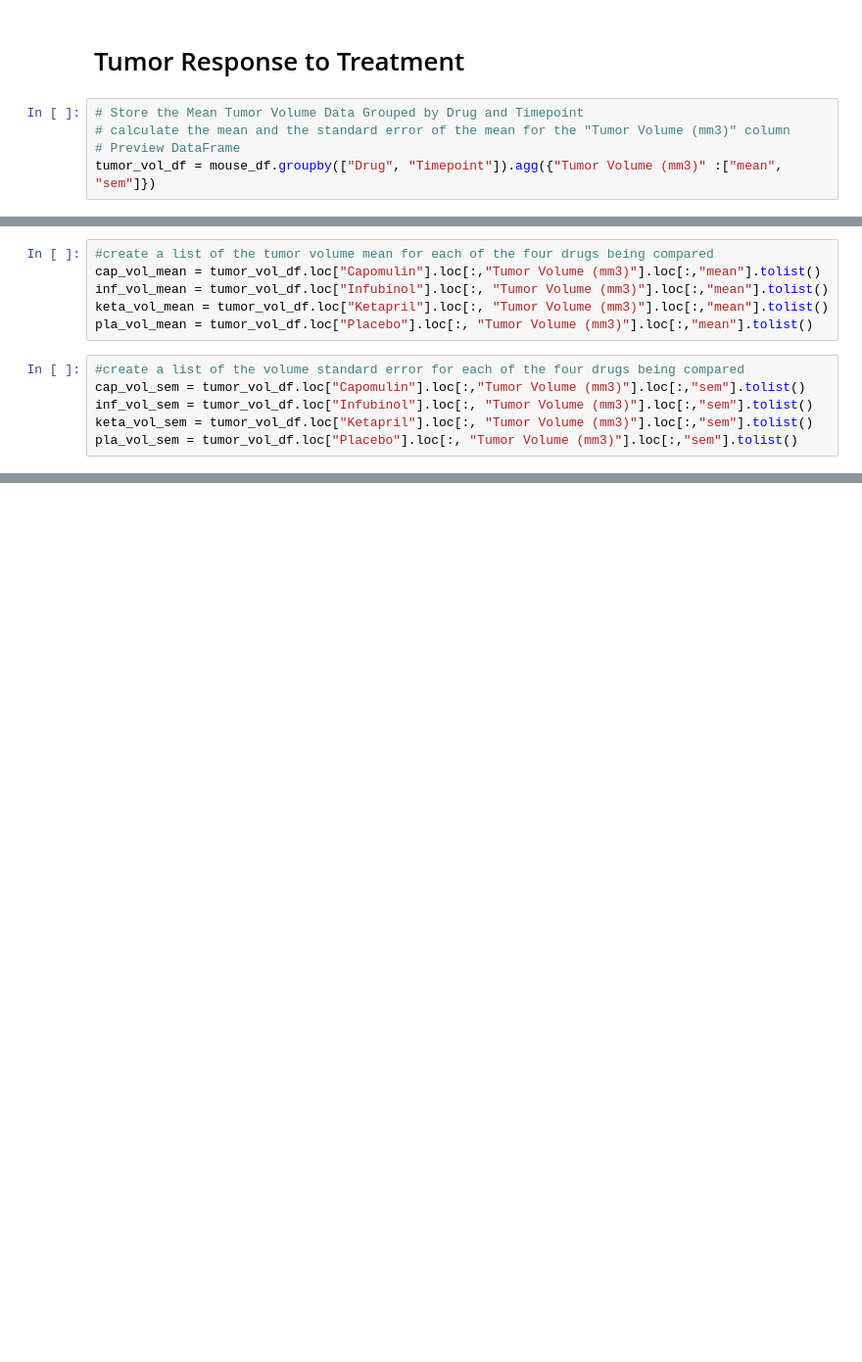
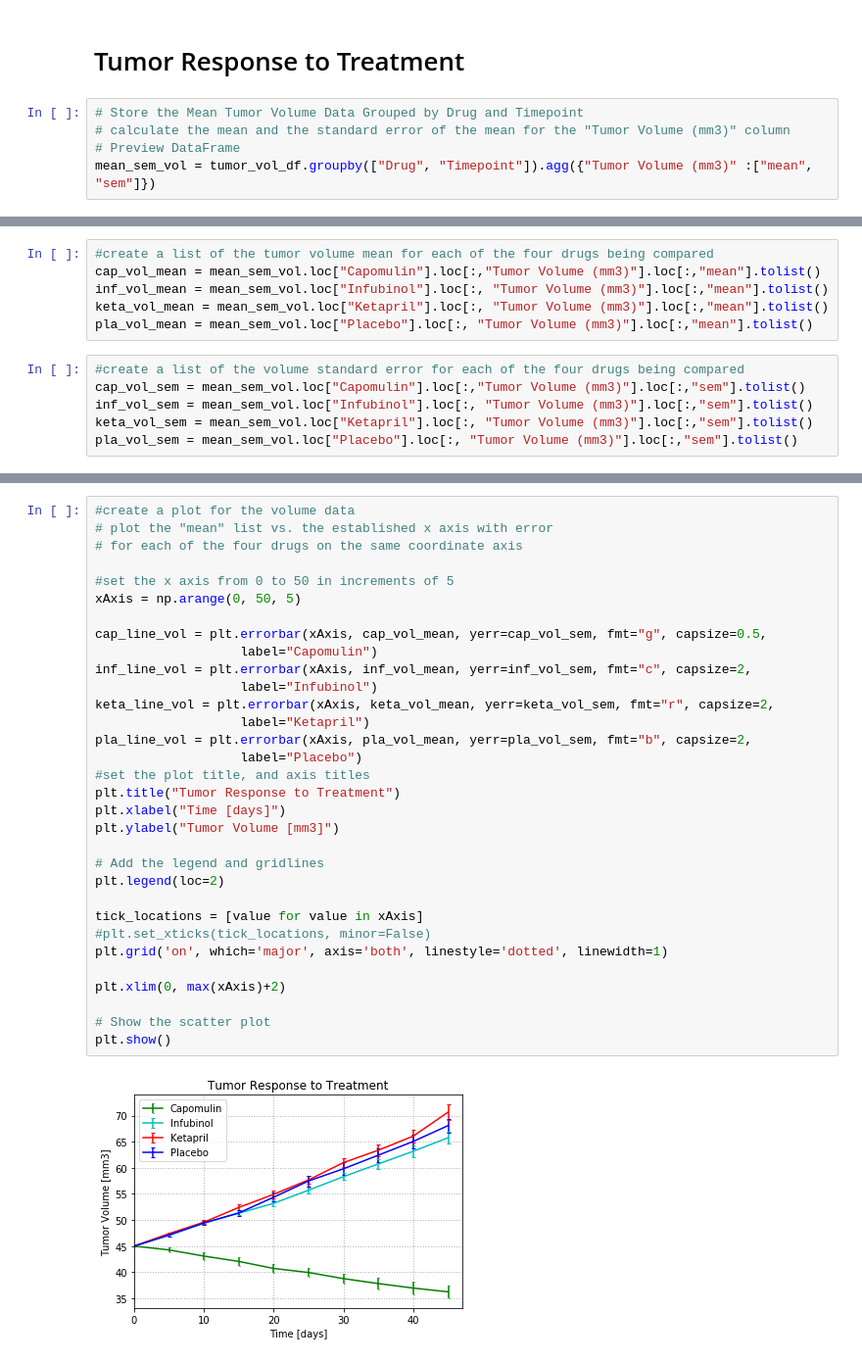
Before and after one commit to sigdelyr/Pymaceuticals_plot, a Jupyter notebook: pymaceuticals.ipynb, the cells around one changed output, grey strips where cells are left out. Shown: that part at 98% size. Cells and saved outputs as stored; diff of their text form; blank space fills up the shorter version.

Commit message:
plot for tumor response

```diff
--- a/pymaceuticals.ipynb
+++ b/pymaceuticals.ipynb
@@ -50,5 +61,5 @@ mouse_df.head()
 # Store the Mean Tumor Volume Data Grouped by Drug and Timepoint
 # calculate the mean and the standard error of the mean for the "Tumor Volume (mm3)" column
 # Preview DataFrame
-tumor_vol_df = mouse_df.groupby(["Drug", "Timepoint"]).agg({"Tumor Volume (mm3)" :["mean", "sem"]})
+mean_sem_vol = tumor_vol_df.groupby(["Drug", "Timepoint"]).agg({"Tumor Volume (mm3)" :["mean", "sem"]})
 # %%
@@ -64,13 +75,13 @@ tumor_vol_df.head()
 |  | 20 | 40.716325 | 0.909731 |
 # %%
 #create a list of the tumor volume mean for each of the four drugs being compared
-cap_vol_mean = tumor_vol_df.loc["Capomulin"].loc[:,"Tumor Volume (mm3)"].loc[:,"mean"].tolist()
-inf_vol_mean = tumor_vol_df.loc["Infubinol"].loc[:, "Tumor Volume (mm3)"].loc[:,"mean"].tolist()
-keta_vol_mean = tumor_vol_df.loc["Ketapril"].loc[:, "Tumor Volume (mm3)"].loc[:,"mean"].tolist()
-pla_vol_mean = tumor_vol_df.loc["Placebo"].loc[:, "Tumor Volume (mm3)"].loc[:,"mean"].tolist()
+cap_vol_mean = mean_sem_vol.loc["Capomulin"].loc[:,"Tumor Volume (mm3)"].loc[:,"mean"].tolist()
+inf_vol_mean = mean_sem_vol.loc["Infubinol"].loc[:, "Tumor Volume (mm3)"].loc[:,"mean"].tolist()
+keta_vol_mean = mean_sem_vol.loc["Ketapril"].loc[:, "Tumor Volume (mm3)"].loc[:,"mean"].tolist()
+pla_vol_mean = mean_sem_vol.loc["Placebo"].loc[:, "Tumor Volume (mm3)"].loc[:,"mean"].tolist()
 # %%
 #create a list of the volume standard error for each of the four drugs being compared
-cap_vol_sem = tumor_vol_df.loc["Capomulin"].loc[:,"Tumor Volume (mm3)"].loc[:,"sem"].tolist()
-inf_vol_sem = tumor_vol_df.loc["Infubinol"].loc[:, "Tumor Volume (mm3)"].loc[:,"sem"].tolist()
-keta_vol_sem = tumor_vol_df.loc["Ketapril"].loc[:, "Tumor Volume (mm3)"].loc[:,"sem"].tolist()
-pla_vol_sem = tumor_vol_df.loc["Placebo"].loc[:, "Tumor Volume (mm3)"].loc[:,"sem"].tolist()
+cap_vol_sem = mean_sem_vol.loc["Capomulin"].loc[:,"Tumor Volume (mm3)"].loc[:,"sem"].tolist()
+inf_vol_sem = mean_sem_vol.loc["Infubinol"].loc[:, "Tumor Volume (mm3)"].loc[:,"sem"].tolist()
+keta_vol_sem = mean_sem_vol.loc["Ketapril"].loc[:, "Tumor Volume (mm3)"].loc[:,"sem"].tolist()
+pla_vol_sem = mean_sem_vol.loc["Placebo"].loc[:, "Tumor Volume (mm3)"].loc[:,"sem"].tolist()
@@ -76,0 +101,34 @@ pla_vol_sem = tumor_vol_df.loc["Placebo"].loc[:, "Tumor Volume (mm3)"].loc[:,"se
+# %%
+#create a plot for the volume data
+# plot the "mean" list vs. the established x axis with error
+# for each of the four drugs on the same coordinate axis
+
+#set the x axis from 0 to 50 in increments of 5
+xAxis = np.arange(0, 50, 5)
+
+cap_line_vol = plt.errorbar(xAxis, cap_vol_mean, yerr=cap_vol_sem, fmt="g", capsize=0.5,
+                   label="Capomulin")
+inf_line_vol = plt.errorbar(xAxis, inf_vol_mean, yerr=inf_vol_sem, fmt="c", capsize=2,
+                   label="Infubinol")
+keta_line_vol = plt.errorbar(xAxis, keta_vol_mean, yerr=keta_vol_sem, fmt="r", capsize=2,
+                   label="Ketapril")
+pla_line_vol = plt.errorbar(xAxis, pla_vol_mean, yerr=pla_vol_sem, fmt="b", capsize=2,
+                   label="Placebo")
+#set the plot title, and axis titles
+plt.title("Tumor Response to Treatment")
+plt.xlabel("Time [days]")
+plt.ylabel("Tumor Volume [mm3]")
+
+# Add the legend and gridlines
+plt.legend(loc=2)
+
+tick_locations = [value for value in xAxis]
+#plt.set_xticks(tick_locations, minor=False)
+plt.grid('on', which='major', axis='both', linestyle='dotted', linewidth=1)
+
+plt.xlim(0, max(xAxis)+2)
+
+# Show the scatter plot
+plt.show()
+# %% [output]
+[figure, added]
```
Also changed, not shown: parts of 4 cells of this notebook.
